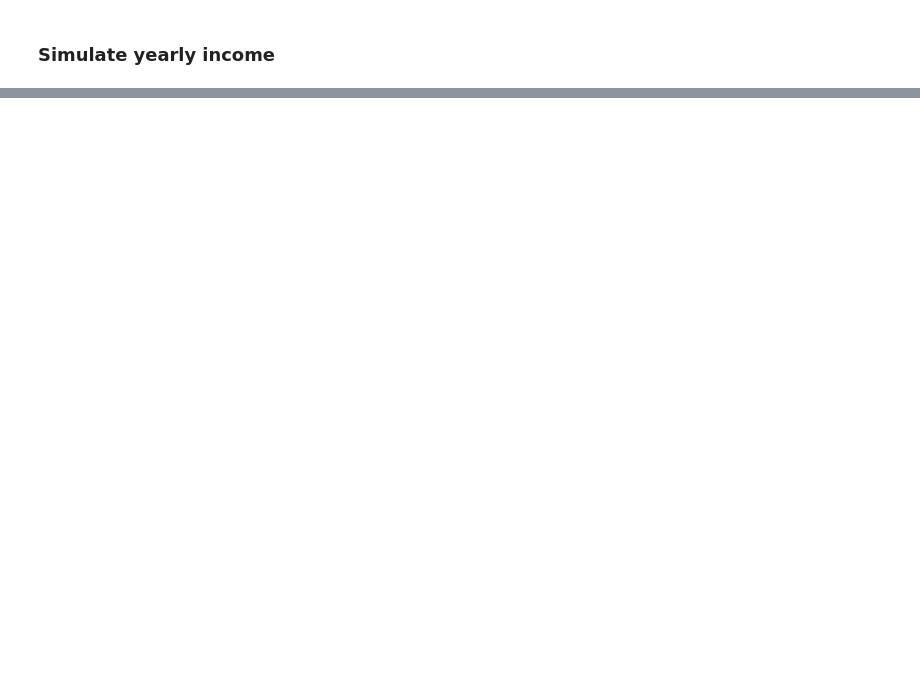
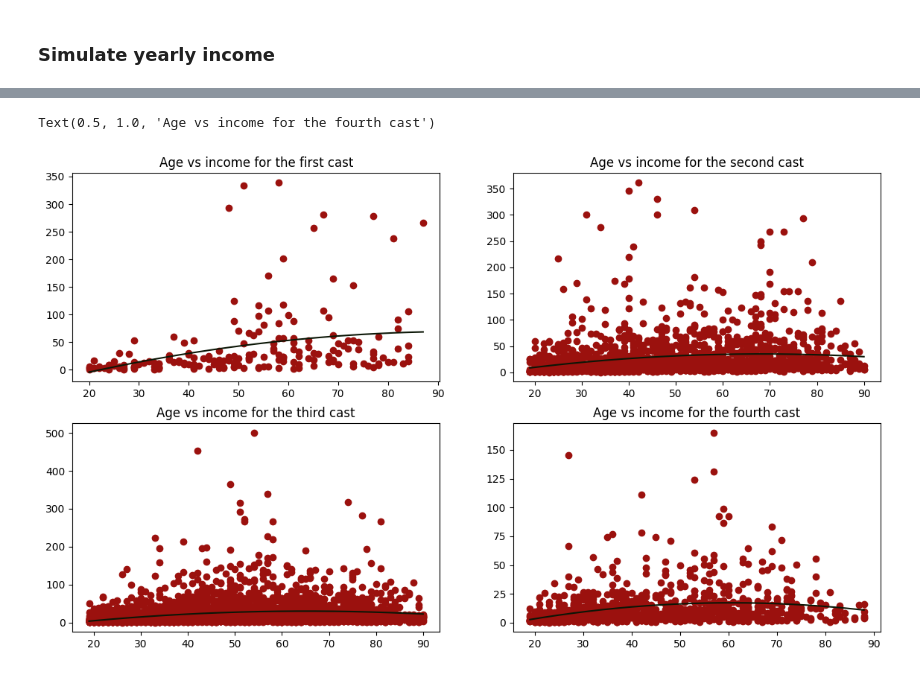
Before and after one commit to brownepres/world_building, a Jupyter notebook: simulations/simulate_population_helper.ipynb, the cells around one changed output, grey strips where cells are left out. Cells and saved outputs as stored; diff of their text form; code cells hidden in the pictures; blank space fills up the shorter version.

```diff
--- a/simulations/simulate_population_helper.ipynb
+++ b/simulations/simulate_population_helper.ipynb
@@ -146,0 +147,55 @@ Text(0.5, 1.0, 'Distribution of income for the fourth cast')
+# %%
+colors = ["#A42820", "#5F5647", "#9B110E", "#3F5151", "#4E2A1E", "#550307", "#0C1707"]
+
+sim1 = PopulationSampleGenerator('1st')
+sim2 = PopulationSampleGenerator('2nd')
+sim3 = PopulationSampleGenerator('3rd')
+sim4 = PopulationSampleGenerator('4th')
+
+
+df1 = sim1.simulateIncome()
+df2 = sim2.simulateIncome()
+df3 = sim3.simulateIncome()
+df4 = sim4.simulateIncome()
+
+df1 = df1.sort_values(by=['age'])
+x1, y1 = df1['age'].to_list(), (df1['income']/1000).to_list()
+df2 = df2.sort_values(by=['age'])
+x2, y2 = df2['age'].to_list(), (df2['income']/1000).to_list()
+df3 = df3.sort_values(by=['age'])
+x3, y3 = df3['age'].to_list(), (df3['income']/1000).to_list()
+df4 = df4.sort_values(by=['age'])
+x4, y4 = df4['age'].to_list(), (df4['income']/1000).to_list()
+
+
+figure, ax = plt.subplots(2, 2, figsize=(14, 8))
+
+
+z1 = np.polyfit(x1, y1, 2)
+p1 = np.poly1d(z1)
+ax[0, 0].scatter(x1, y1, color=colors[2])
+ax[0, 0].plot(x1, p1(x1), color=colors[6])
+ax[0, 0].set_title('Age vs income for the first cast')
+
+z2 = np.polyfit(x2, y2, 2)
+p2 = np.poly1d(z2)
+ax[0, 1].scatter(x2, y2, color=colors[2])
+ax[0, 1].plot(x2, p2(x2), color=colors[6])
+ax[0, 1].set_title('Age vs income for the second cast')
+
+
+z3 = np.polyfit(x3, y3, 2)
+p3 = np.poly1d(z3)
+ax[1, 0].scatter(x3, y3, color=colors[2])
+ax[1, 0].plot(x3, p3(x3), color=colors[6])
+ax[1, 0].set_title('Age vs income for the third cast')
+
+
+z4 = np.polyfit(x4, y4, 2)
+p4 = np.poly1d(z4)
+ax[1, 1].scatter(x4, y4, color=colors[2])
+ax[1, 1].plot(x4, p4(x4), color=colors[6])
+ax[1, 1].set_title('Age vs income for the fourth cast')
+# %% [output]
+Text(0.5, 1.0, 'Age vs income for the fourth cast')
+[figure, added]
```
Also changed, not shown: parts of 4 cells of this notebook, 2 other files.
